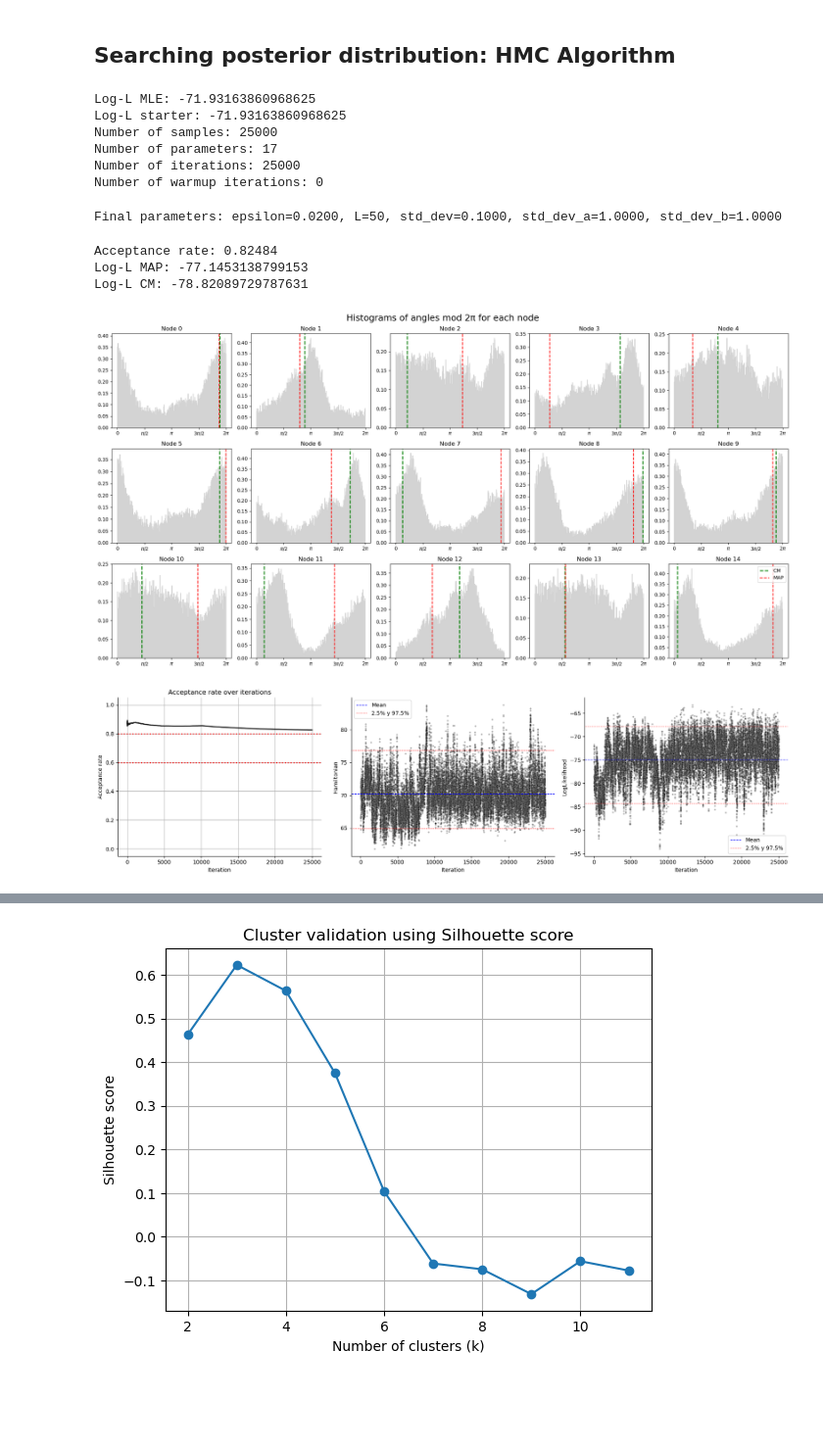
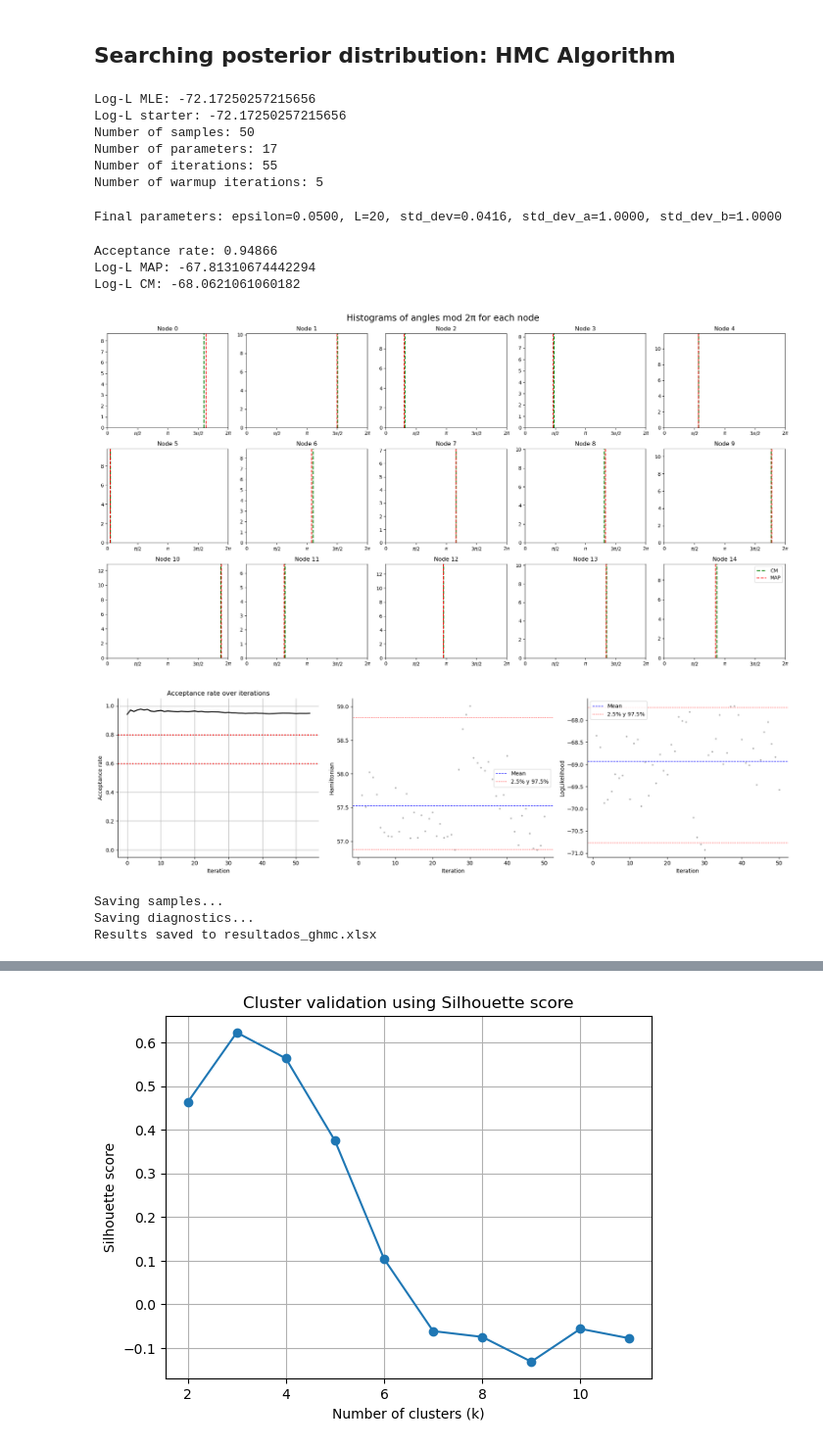
Before and after one commit to cnosa/LatentSpaces_Network_Manifold, a Jupyter notebook: RobustExample/LSMN_Geodesic_2D.ipynb, the cells around one changed output, grey strips where cells are left out. Shown at 98% size. Saved outputs shown, nothing was run; the diff lists cells and outputs as text; code cells hidden in the pictures; blank space fills up the shorter version.

```diff
--- a/RobustExample/LSMN_Geodesic_2D.ipynb
+++ b/RobustExample/LSMN_Geodesic_2D.ipynb
@@ -104,7 +96,7 @@ plt.show()
 ## Searching posterior distribution: HMC Algorithm
 # %%
 # Execute HMC
-number_of_samples = 25000
+number_of_samples = 50
 Z_init = Z_ML.copy()
 a_init = a_ML
 b_init = b_ML
@@ -113,9 +105,9 @@ b_init = b_ML
 print("Log-L MLE:", loglikelihood(G,Z_ML,a_ML,b_ML))
 print("Log-L starter:", loglikelihood(G,Z_init,a_init,b_init))
 
-samples_Z, samples_a, samples_b, Hp, LogLp, acep_rate_history = ghmc(G, Z_init, a_init, b_init, number_of_samples, epsilon_init=0.045,
-                                                                     std_dev_init=0.1, std_dev_init_a = 1.0, std_dev_init_b = 1.0,
-                                                                     percentage_warmup=0.001)
+samples_Z, samples_a, samples_b, Hp, LogLp, acep_rate_history = ghmc(G, Z_init, a_init, b_init, number_of_samples, epsilon_init=0.05,
+                                                                     std_dev_init=0.04, std_dev_init_a = 1.0, std_dev_init_b = 1.0,
+                                                                     percentage_warmup=0.1)
 samples_Z = [compute_starS1(samples_Z[i],Z_ML) for i in range(len(samples_Z))]
 samples_Z = np.array(samples_Z)
 # Estimators
@@ -134,38 +126,38 @@ b_MAP = samples_b[np.argmin(Hp)]
 print("Log-L MAP:", loglikelihood(G,Z_MAP,a_MAP,b_MAP))
 print("Log-L CM:", loglikelihood(G,Z_CM,a_CM,b_CM))
 # %% [output]
-Log-L MLE: -71.93163860968625
-Log-L starter: -71.93163860968625
-Number of samples: 25000
+Log-L MLE: -72.17250257215656
+Log-L starter: -72.17250257215656
+Number of samples: 50
 Number of parameters: 17
-Number of iterations: 25000
-Number of warmup iterations: 0
+Number of iterations: 55
+Number of warmup iterations: 5
-Final parameters: epsilon=0.0200, L=50, std_dev=0.1000, std_dev_a=1.0000, std_dev_b=1.0000
+Final parameters: epsilon=0.0500, L=20, std_dev=0.0416, std_dev_a=1.0000, std_dev_b=1.0000
-Acceptance rate: 0.82484
-Log-L MAP: -77.1453138799153
-Log-L CM: -78.82089729787631
+Acceptance rate: 0.94866
+Log-L MAP: -67.81310674442294
+Log-L CM: -68.0621061060182
 # %%
 fig, axes = plt.subplots(3, 5, figsize=(20, 10))
 axes = axes.flatten()
 
 for i in range(n):
     ax = axes[i]
     angles = np.mod(np.arctan2(samples_Z[:, i, 1], samples_Z[:, i, 0]), 2*np.pi)
 
-    ax.hist(angles, bins=250, color='lightgray', edgecolor='lightgray', density=True)
+    ax.hist(angles, bins=25, color='lightgray', edgecolor='white', density=True)
     ax.axvline(np.mod(np.arctan2(Z_CM[i, 1], Z_CM[i, 0]), 2*np.pi), color='green', linestyle='dashed', linewidth=1.9)
     ax.axvline(np.mod(np.arctan2(Z_MAP[i, 1], Z_MAP[i, 0]), 2*np.pi), color='red', linestyle='dashed', linewidth=1.6)
     ax.set_title(f'Node {i}')
     ax.set_xticks([0, np.pi/2, np.pi , 3*np.pi/2, 2*np.pi])
     ax.set_xticklabels(['0', r'$\pi/2$', r'$\pi$', r'$3\pi/2$',r'$2\pi$'])
     ax.grid(False)
 plt.legend(['CM','MAP'], loc='upper right')
 plt.tight_layout()
 plt.suptitle("Histograms of angles mod 2π for each node", y=1.02, fontsize=18)
 plt.show()
 # %% [output]
-[figure, old version]
+[figure, new version]
 # %%
 plot_diagnostics(Hp,LogLp,acep_rate_history)
 # %% [output]
-[figure, old version]
+[figure, new version]
@@ -172,3 +200,9 @@ plot_diagnostics(Hp,LogLp,acep_rate_history)
+# %%
+saving_results((samples_Z, samples_a, samples_b), Hp, LogLp, acep_rate_history, filename="resultados_ghmc.xlsx")
+# %% [output]
+Saving samples...
+Saving diagnostics...
+Results saved to resultados_ghmc.xlsx
 # %%
 plot_alpha(samples_a)
 # %% [output]
```
Also changed, not shown: parts of 14 cells of this notebook, 8 other files.
